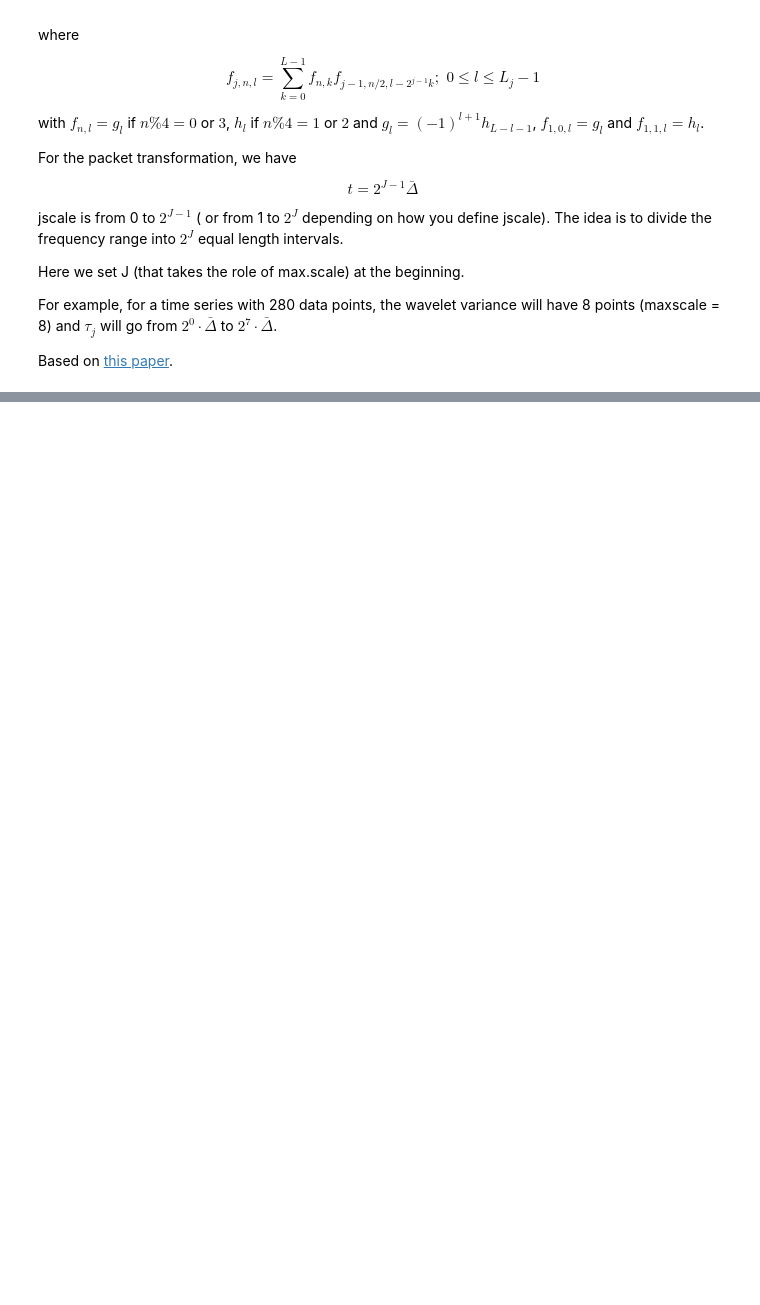
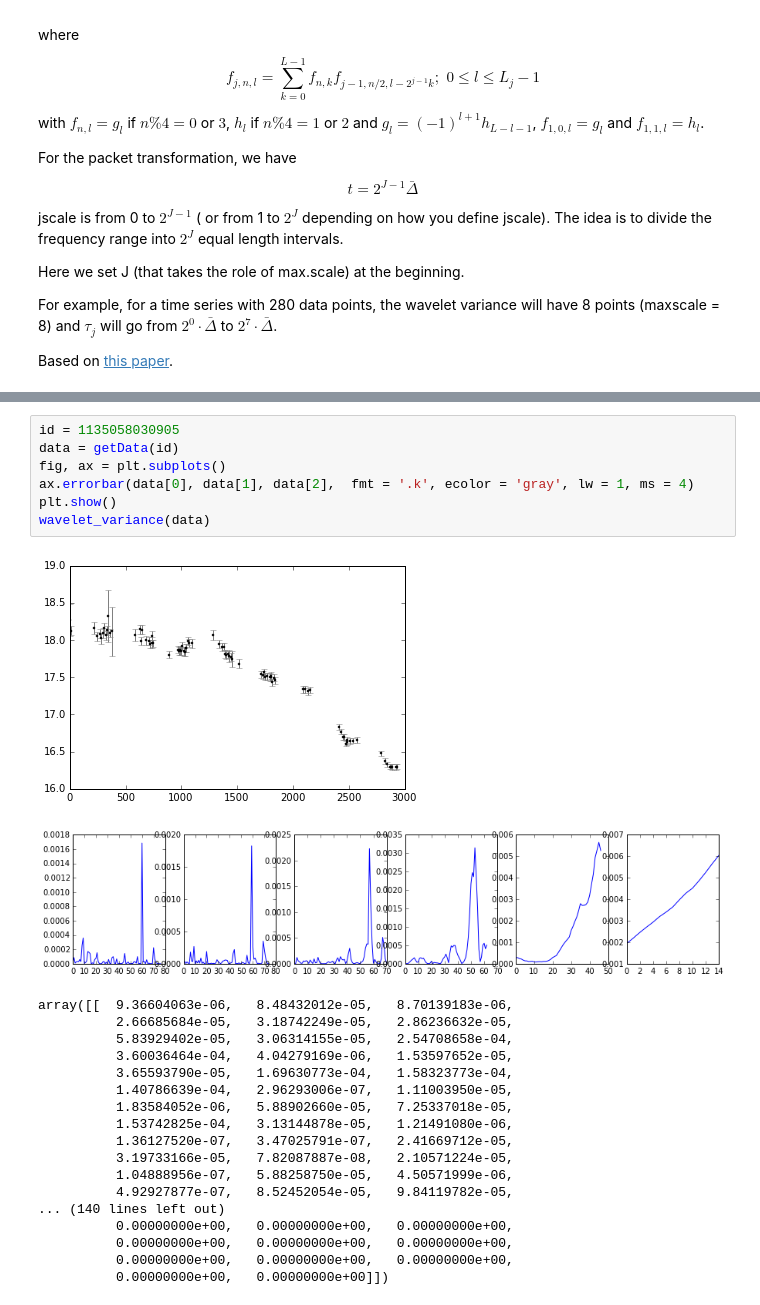
Before and after one commit to drphilmarshall/stationarity, a Jupyter notebook: Testing for stationarity using Slepian wavelets.ipynb, the cells around one changed output, grey strips where cells are left out. Drawn from its saved outputs; the diff is of its cells as text; blank space fills up the shorter version.

```diff
--- a/Testing for stationarity using Slepian wavelets.ipynb
+++ b/Testing for stationarity using Slepian wavelets.ipynb
@@ -156,0 +156,27 @@ array([[  3.71646053e+01,   7.43292107e+01,   1.48658421e+02,
+# %%
+id = 1135058030905
+data = getData(id)
+fig, ax = plt.subplots()
+ax.errorbar(data[0], data[1], data[2],  fmt = '.k', ecolor = 'gray', lw = 1, ms = 4)
+plt.show()
+wavelet_variance(data)
+# %% [output]
+[figure, added]
+[figure, added]
+array([[  9.36604063e-06,   8.48432012e-05,   8.70139183e-06,
+          2.66685684e-05,   3.18742249e-05,   2.86236632e-05,
+          5.83929402e-05,   3.06314155e-05,   2.54708658e-04,
+          3.60036464e-04,   4.04279169e-06,   1.53597652e-05,
+          3.65593790e-05,   1.69630773e-04,   1.58323773e-04,
+          1.40786639e-04,   2.96293006e-07,   1.11003950e-05,
+          1.83584052e-06,   5.88902660e-05,   7.25337018e-05,
+          1.53742825e-04,   3.13144878e-05,   1.21491080e-06,
+          1.36127520e-07,   3.47025791e-07,   2.41669712e-05,
+          3.19733166e-05,   7.82087887e-08,   2.10571224e-05,
+          1.04888956e-07,   5.88258750e-05,   4.50571999e-06,
+          4.92927877e-07,   8.52452054e-05,   9.84119782e-05,
+... (140 lines left out)
+          0.00000000e+00,   0.00000000e+00,   0.00000000e+00,
+          0.00000000e+00,   0.00000000e+00,   0.00000000e+00,
+          0.00000000e+00,   0.00000000e+00,   0.00000000e+00,
+          0.00000000e+00,   0.00000000e+00]])
```
Also changed, not shown: parts of 4 cells of this notebook.
